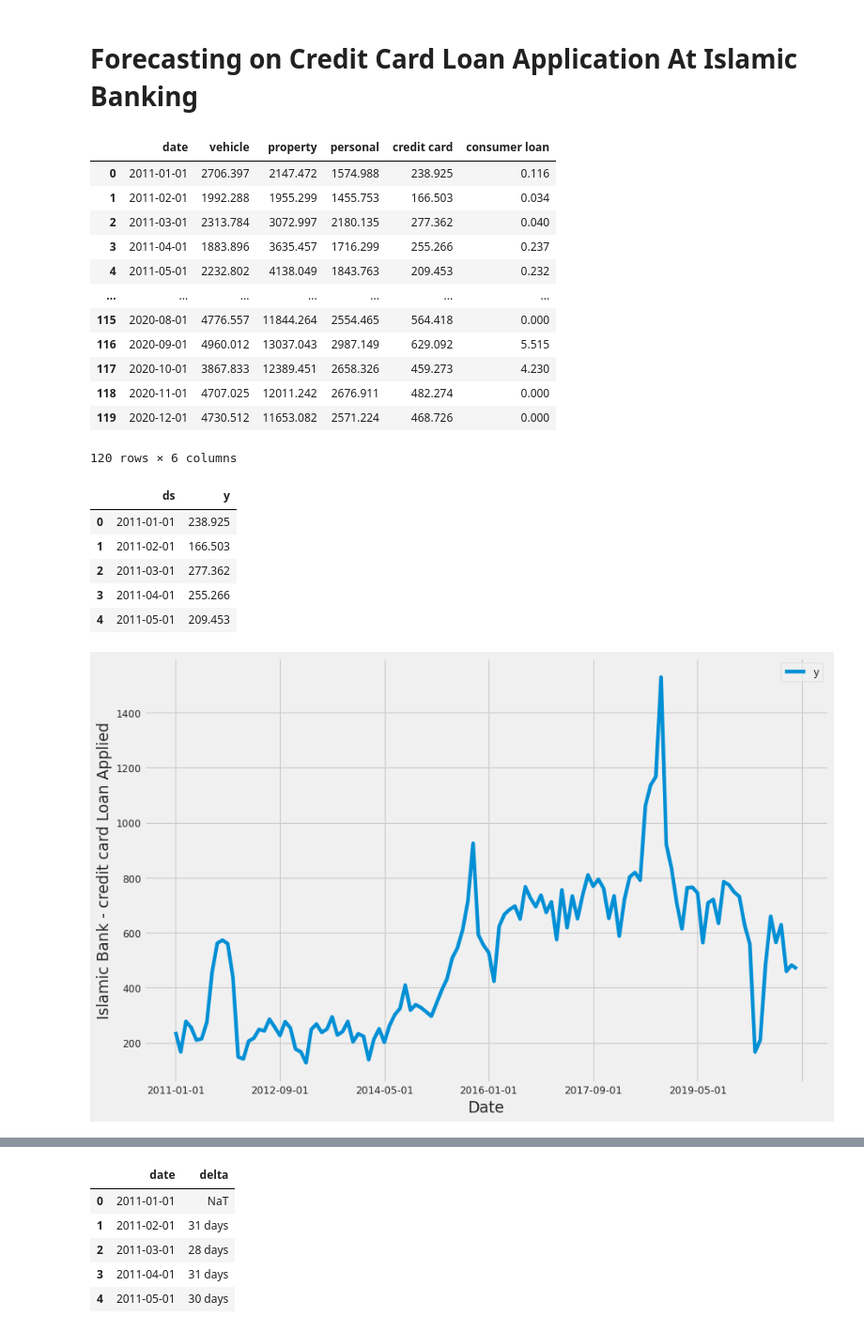
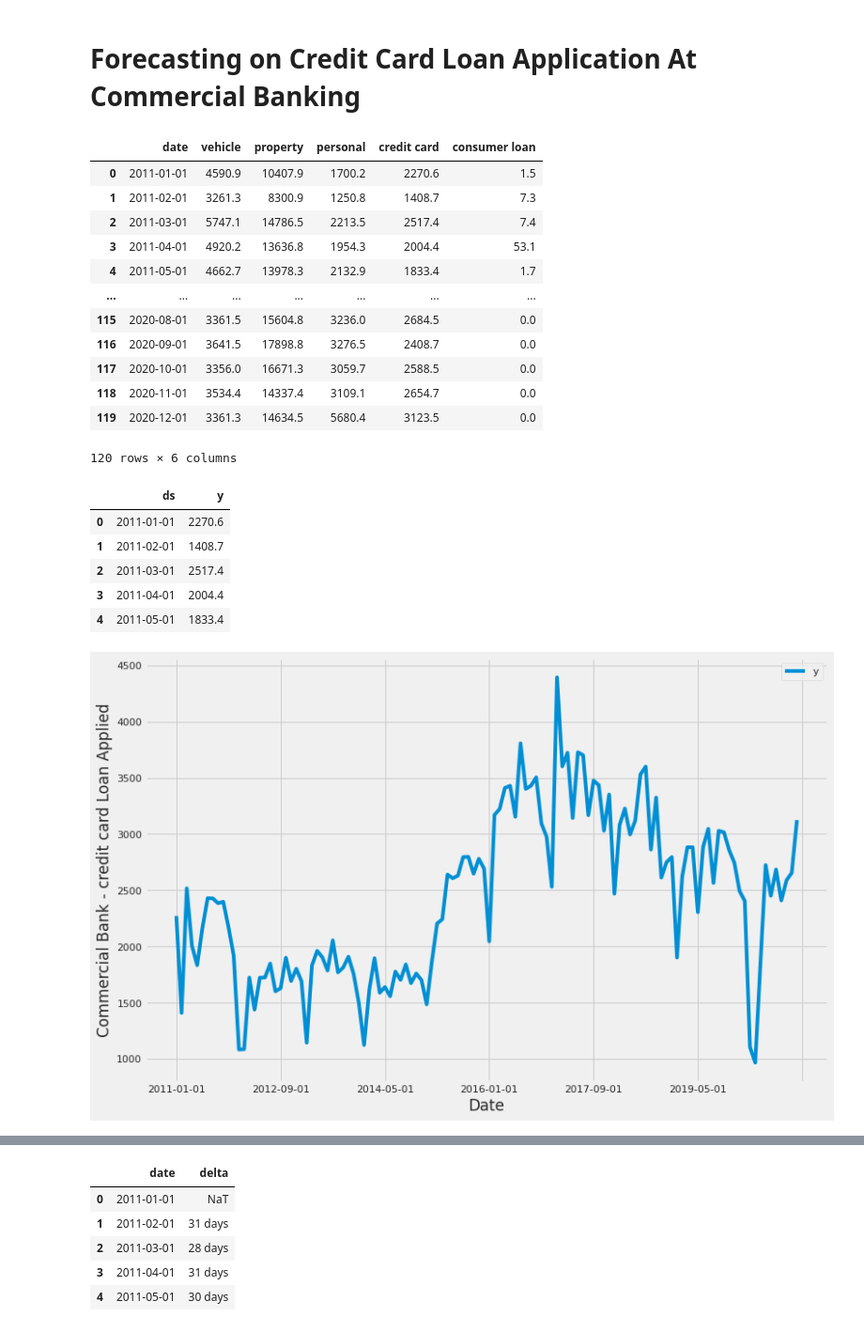
Before and after one commit to matyi101/stats, a Jupyter notebook: Forecasting_on_Credit_Card_Loan_Application_At_Islamic_Banking.ipynb, the cells around one changed output, grey strips where cells are left out. Shown: that part at 94% size. Drawn from its saved outputs; the diff is of its cells as text; code cells hidden in the pictures.

```diff
--- a/Forecasting_on_Credit_Card_Loan_Application_At_Islamic_Banking.ipynb
+++ b/Forecasting_on_Credit_Card_Loan_Application_At_Islamic_Banking.ipynb
@@ -1,7 +1,7 @@
 # %% [markdown]
 <a href="https://colab.research.google.com/github/matyi101/stats/blob/main/Forecasting_on_Credit_Card_Loan_Application_At_Islamic_Banking.ipynb" target="_parent"><img src="https://colab.research.google.com/assets/colab-badge.svg" alt="Open In Colab"/></a>
 # %% [markdown]
-# Forecasting on Credit Card Loan Application At Islamic Banking
+# Forecasting on Credit Card Loan Application At Commercial Banking
 # %%
 #!pip install pystan
 #!pip install fbprophet
@@ -21,22 +21,22 @@ sns.set()
 
 plt.style.use('fivethirtyeight')
 # %%
-url = 'https://raw.githubusercontent.com/matyi101/stats/main/islamic_loan.csv'
+url = 'https://raw.githubusercontent.com/matyi101/stats/main/commercial_loan.csv'
 df = pd.read_csv(url)
 df
 # %% [output]
 |  | date | vehicle | property | personal | credit card | consumer loan |
-| 0 | 2011-01-01 | 2706.397 | 2147.472 | 1574.988 | 238.925 | 0.116 |
-| 1 | 2011-02-01 | 1992.288 | 1955.299 | 1455.753 | 166.503 | 0.034 |
-| 2 | 2011-03-01 | 2313.784 | 3072.997 | 2180.135 | 277.362 | 0.040 |
-| 3 | 2011-04-01 | 1883.896 | 3635.457 | 1716.299 | 255.266 | 0.237 |
-| 4 | 2011-05-01 | 2232.802 | 4138.049 | 1843.763 | 209.453 | 0.232 |
+| 0 | 2011-01-01 | 4590.9 | 10407.9 | 1700.2 | 2270.6 | 1.5 |
+| 1 | 2011-02-01 | 3261.3 | 8300.9 | 1250.8 | 1408.7 | 7.3 |
+| 2 | 2011-03-01 | 5747.1 | 14786.5 | 2213.5 | 2517.4 | 7.4 |
+| 3 | 2011-04-01 | 4920.2 | 13636.8 | 1954.3 | 2004.4 | 53.1 |
+| 4 | 2011-05-01 | 4662.7 | 13978.3 | 2132.9 | 1833.4 | 1.7 |
 | ... | ... | ... | ... | ... | ... | ... |
-| 115 | 2020-08-01 | 4776.557 | 11844.264 | 2554.465 | 564.418 | 0.000 |
-| 116 | 2020-09-01 | 4960.012 | 13037.043 | 2987.149 | 629.092 | 5.515 |
-| 117 | 2020-10-01 | 3867.833 | 12389.451 | 2658.326 | 459.273 | 4.230 |
-| 118 | 2020-11-01 | 4707.025 | 12011.242 | 2676.911 | 482.274 | 0.000 |
-| 119 | 2020-12-01 | 4730.512 | 11653.082 | 2571.224 | 468.726 | 0.000 |
+| 115 | 2020-08-01 | 3361.5 | 15604.8 | 3236.0 | 2684.5 | 0.0 |
+| 116 | 2020-09-01 | 3641.5 | 17898.8 | 3276.5 | 2408.7 | 0.0 |
+| 117 | 2020-10-01 | 3356.0 | 16671.3 | 3059.7 | 2588.5 | 0.0 |
+| 118 | 2020-11-01 | 3534.4 | 14337.4 | 3109.1 | 2654.7 | 0.0 |
+| 119 | 2020-12-01 | 3361.3 | 14634.5 | 5680.4 | 3123.5 | 0.0 |
 120 rows × 6 columns
 # %%
 df = df[["date","credit card"]]
@@ -45,19 +45,19 @@ df = df.rename(columns = {"date":"ds","credit card":"y"})
 df.head(5)
 # %% [output]
 |  | ds | y |
-| 0 | 2011-01-01 | 238.925 |
-| 1 | 2011-02-01 | 166.503 |
-| 2 | 2011-03-01 | 277.362 |
-| 3 | 2011-04-01 | 255.266 |
-| 4 | 2011-05-01 | 209.453 |
+| 0 | 2011-01-01 | 2270.6 |
+| 1 | 2011-02-01 | 1408.7 |
+| 2 | 2011-03-01 | 2517.4 |
+| 3 | 2011-04-01 | 2004.4 |
+| 4 | 2011-05-01 | 1833.4 |
 # %%
 ax = df.set_index('ds').plot(figsize=(12, 8))
-ax.set_ylabel('Islamic Bank - credit card Loan Applied')
+ax.set_ylabel('Commercial Bank - credit card Loan Applied')
 ax.set_xlabel('Date')
 
 plt.show()
 # %% [output]
-[figure, old version]
+[figure, new version]
 # %%
 # set the uncertainty interval to 95% (the Prophet default is 80%)
 my_model = Prophet(interval_width=0.95)
```
Also changed, not shown: parts of 19 cells of this notebook.
